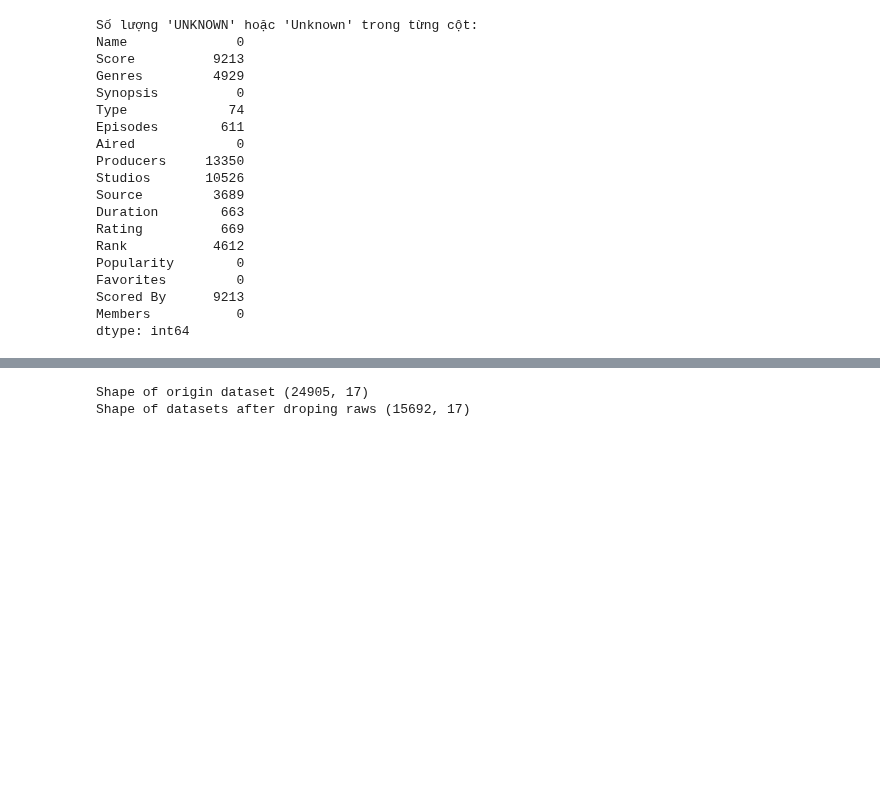
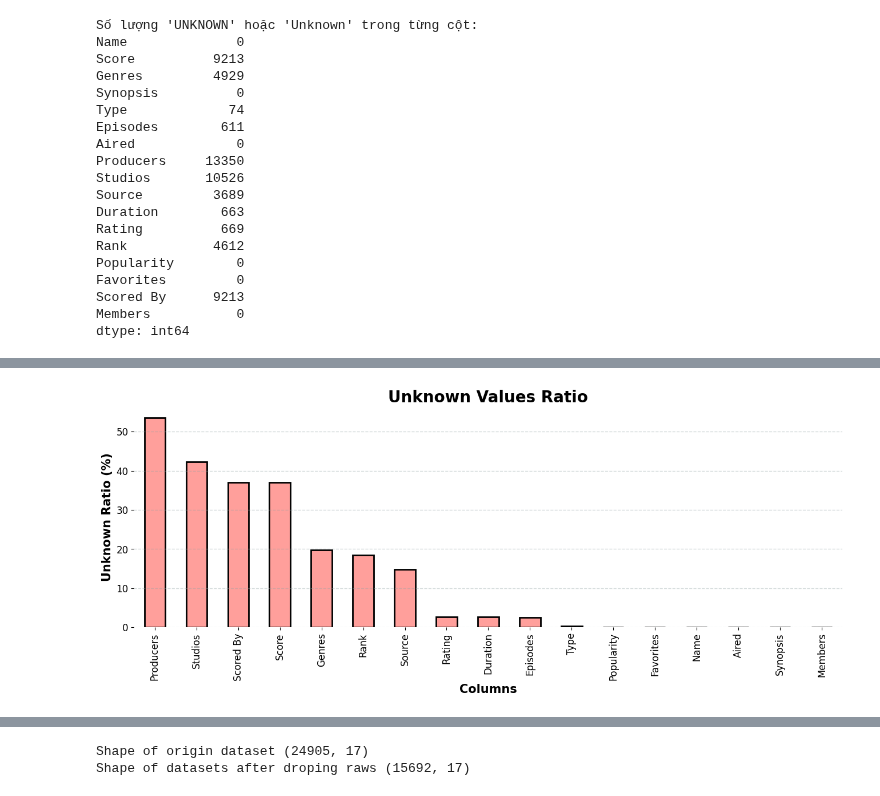
Before and after one commit to MinhHung7/Final_Project_DataScienceProgramming, a Jupyter notebook: anime_data_processing.ipynb, the cells around one changed output, grey strips where cells are left out. Saved outputs shown, nothing was run; the diff lists cells and outputs as text; code cells hidden in the pictures; blank space fills up the shorter version.

```diff
--- a/anime_data_processing.ipynb
+++ b/anime_data_processing.ipynb
@@ -86,0 +214,23 @@ dtype: int64
+# %%
+# Đếm số lượng "UNKNOWN" hoặc "Unknown" trong từng cột
+unknown_count_per_column = ((raw_anime_df == 'UNKNOWN') | (raw_anime_df == 'Unknown')).sum()
+
+# Tính tỷ lệ "UNKNOWN" trên tổng số dòng
+n_rows = len(raw_anime_df)
+unknown_ratio_per_column = (unknown_count_per_column / n_rows) * 100
+
+# Chuyển thành DataFrame và sắp xếp giảm dần
+unknown_ratio_df = unknown_ratio_per_column.sort_values(ascending=False)
+
+# Vẽ biểu đồ
+unknown_ratio_df.plot(kind='bar', figsize=(16, 5), color='#ff9f9b', linewidth=2, edgecolor='k')
+plt.title('Unknown Values Ratio', fontsize=20, fontweight='bold')
+plt.xlabel('Columns', fontsize=15, weight='bold')
+plt.ylabel('Unknown Ratio (%)', fontsize=15, weight='bold')
+plt.xticks(rotation=90, fontsize=12)
+plt.yticks(fontsize=12)
+sns.despine(left=True, bottom=True)
+plt.grid(color='#95a5a6', linestyle='--', linewidth=1, axis='y', alpha=0.4)
+plt.show()
+# %% [output]
+[figure, added]
```
Also changed, not shown: parts of 100 cells of this notebook, 1 other file.
